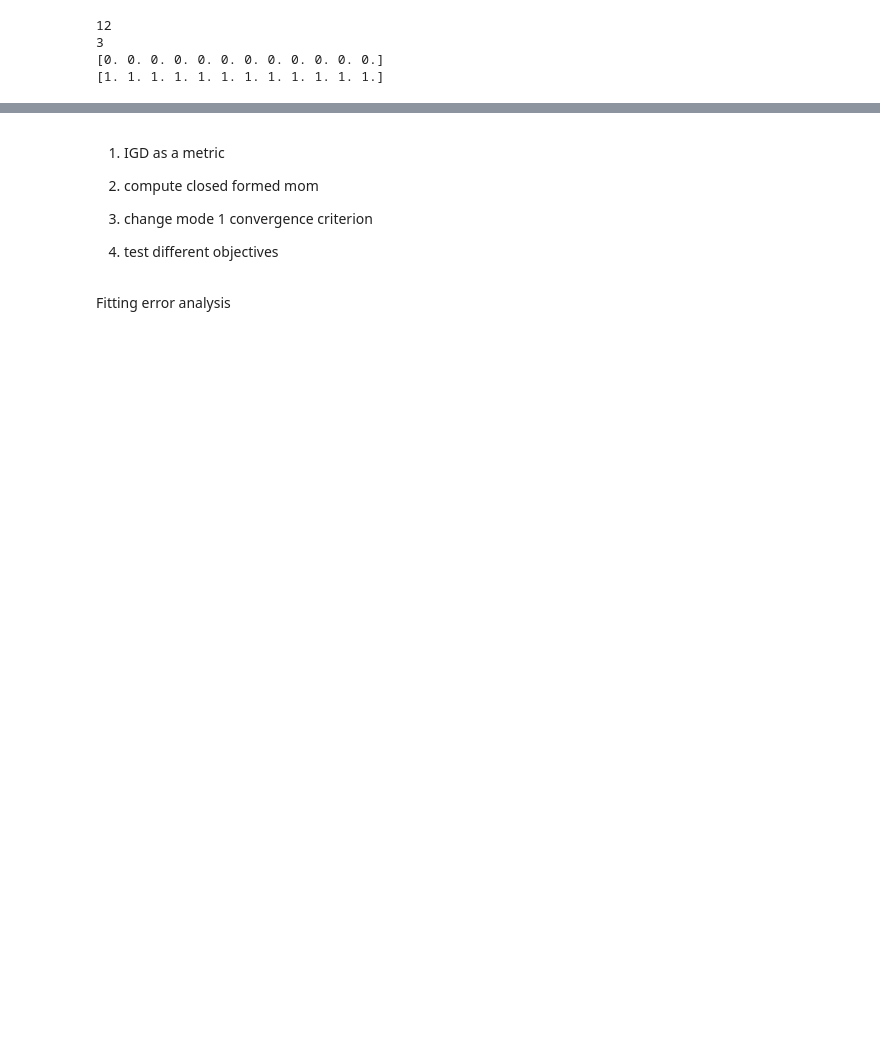
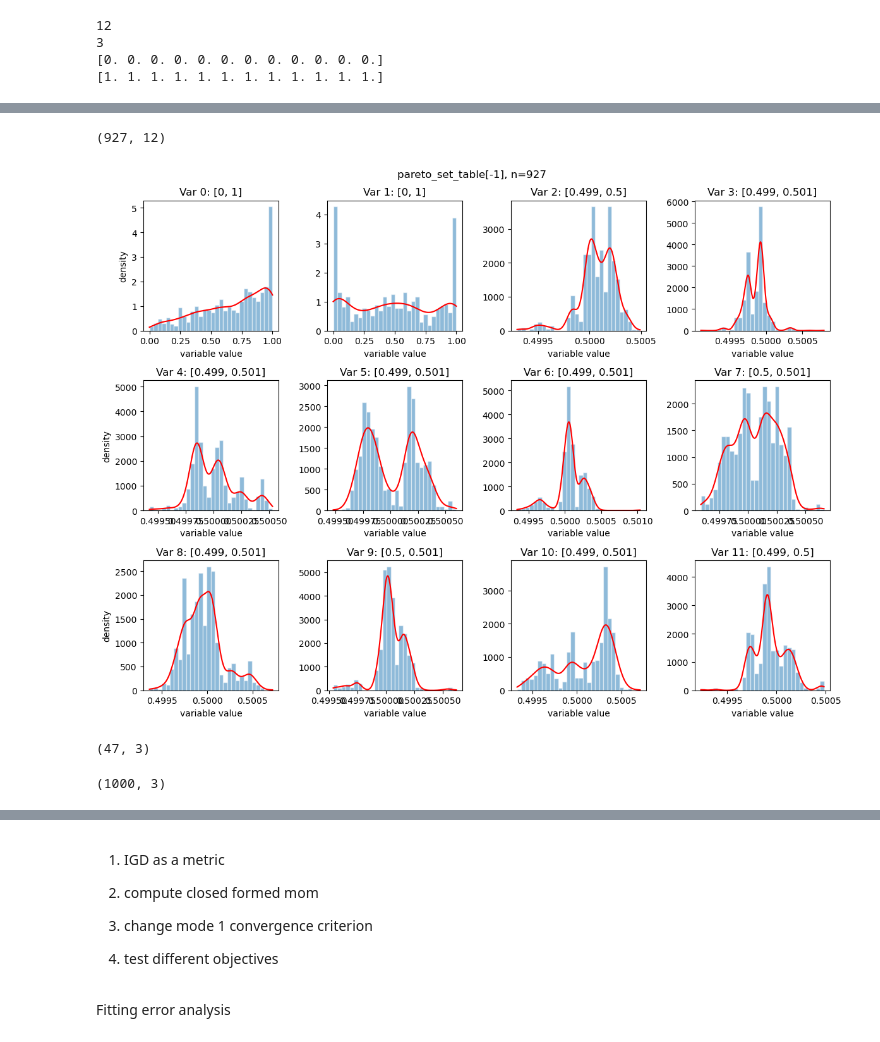
Before and after one commit to rameshsrinivasanuci/multiobjective, a Jupyter notebook: dtlz.ipynb, the cells around one changed output, grey strips where cells are left out. Saved outputs shown, nothing was run; the diff lists cells and outputs as text; code cells hidden in the pictures; blank space fills up the shorter version.

```diff
--- a/dtlz.ipynb
+++ b/dtlz.ipynb
@@ -113,2 +233,33 @@ ax.plot(results['js_div_list'])
+# %%
+from scipy.stats import gaussian_kde
+
+gen = -1
+# X_eda_1 = results['converged_ps_table'][gen]
+X_eda_1 = results_nsga2['X']
+print(X_eda_1.shape)
+
+n_col = X_eda_1.shape[1]
+ncols = 4
+nrows = int(np.ceil(n_col / ncols))
+fig, axes = plt.subplots(nrows, ncols, figsize=(3 * ncols, 3 * nrows), squeeze=False)
+for j, ax in enumerate(axes.flat):
+    if j >= n_col:
+        ax.axis('off')
+        continue
+    col = X_eda_1[:, j]
+    ax.hist(col, bins=30, density=True, alpha=0.5, edgecolor='white')
+    if col.std() > 0:
+        grid = np.linspace(col.min(), col.max(), 400)
+        ax.plot(grid, gaussian_kde(col)(grid), 'r-')
+    ax.set_title(f"Var {j}: [{col.min():.3g}, {col.max():.3g}]")
+    ax.set_xlabel('variable value')
+for r in range(nrows):
+    axes[r, 0].set_ylabel('density')
+fig.suptitle(f"pareto_set_table[{gen}], n={len(X_eda_1)}")
+fig.tight_layout()
+plt.show()
+# %% [output]
+(927, 12)
+[figure, added]
 # %%
 F_eda = results['converged_pf_table'][-1]
@@ -115,3 +269,11 @@ F_eda = results['converged_pf_table'][-1]
+# %%
+F_eda.shape
+# %% [output]
+(47, 3)
+# %%
+F.shape
+# %% [output]
+(1000, 3)
 # %%
 import numpy as np
 
```
Also changed, not shown: parts of 23 cells of this notebook, 1 other file.
